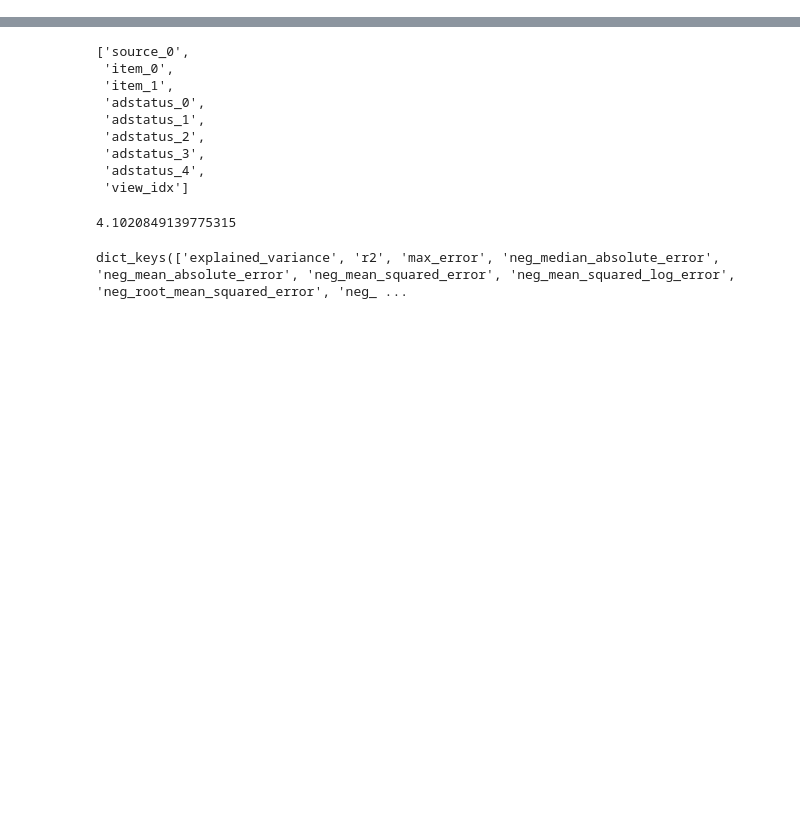
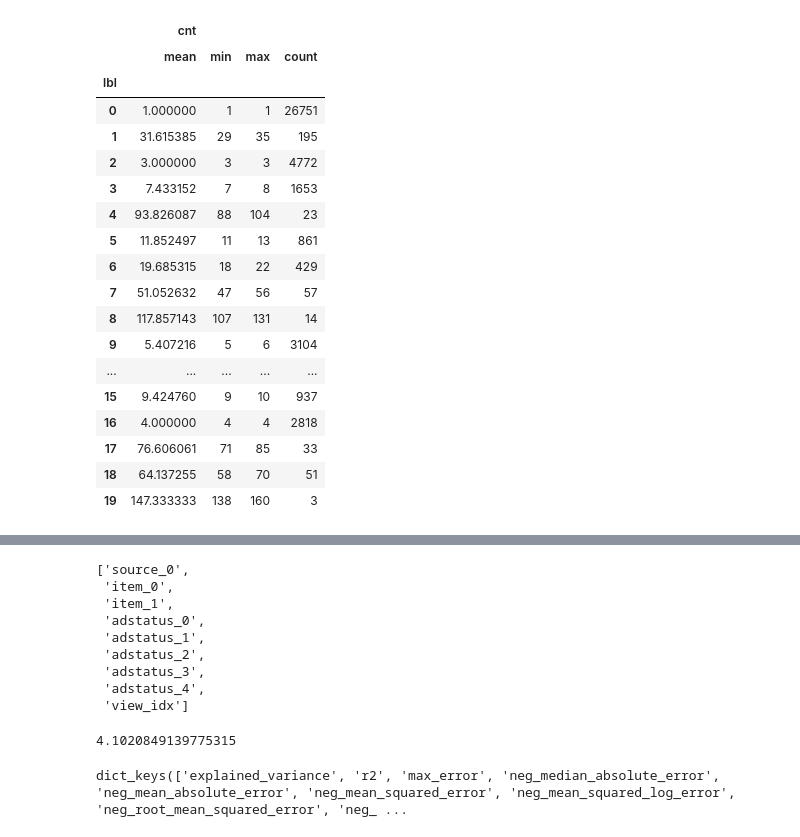
Before and after one commit to sasansharifipour/Spark_Class, a Jupyter notebook: train_sheypoor.ipynb, the cells around one changed output, grey strips where cells are left out. Drawn from its saved outputs; the diff is of its cells as text; code cells hidden in the pictures; blank space fills up the shorter version.

```diff
--- a/train_sheypoor.ipynb
+++ b/train_sheypoor.ipynb
@@ -107,0 +45,3 @@ class onehot_autoencoder:
+# %%
+df_category = pd.DataFrame(df['userid'],columns=['userid'])
+df_category.head()
@@ -107,0 +55,3 @@ class onehot_autoencoder:
+# %%
+df_cnt = pd.DataFrame(df_category.value_counts(subset=['userid'], sort=False),columns=['cnt'])
+df_cnt
@@ -108,3 +73,29 @@ class onehot_autoencoder:
+# %%
+from sklearn.cluster import KMeans
+
+kmeans = KMeans(n_clusters=20).fit(df_cnt)
+df_cnt['lbl'] = kmeans.predict(df_cnt)
+df_cnt.groupby('lbl').agg({'cnt': ['mean', 'min', 'max', 'count']})
+# %% [output]
+|  | cnt |  |  |  |
+|  | mean | min | max | count |
+| lbl |  |  |  |  |
+| 0 | 1.000000 | 1 | 1 | 26751 |
+| 1 | 31.615385 | 29 | 35 | 195 |
+| 2 | 3.000000 | 3 | 3 | 4772 |
+| 3 | 7.433152 | 7 | 8 | 1653 |
+| 4 | 93.826087 | 88 | 104 | 23 |
+| 5 | 11.852497 | 11 | 13 | 861 |
+| 6 | 19.685315 | 18 | 22 | 429 |
+| 7 | 51.052632 | 47 | 56 | 57 |
+| 8 | 117.857143 | 107 | 131 | 14 |
+| 9 | 5.407216 | 5 | 6 | 3104 |
+| ... | ... | ... | ... | ... |
+| 15 | 9.424760 | 9 | 10 | 937 |
+| 16 | 4.000000 | 4 | 4 | 2818 |
+| 17 | 76.606061 | 71 | 85 | 33 |
+| 18 | 64.137255 | 58 | 70 | 51 |
+| 19 | 147.333333 | 138 | 160 | 3 |
 # %%
 encoder = onehot_autoencoder([ ('source', 1), ('item', 2), ('adstatus', 5)], 1)
 onehot_df = encoder.fit_transform(df)
```
Also changed, not shown: parts of 4 cells of this notebook.
